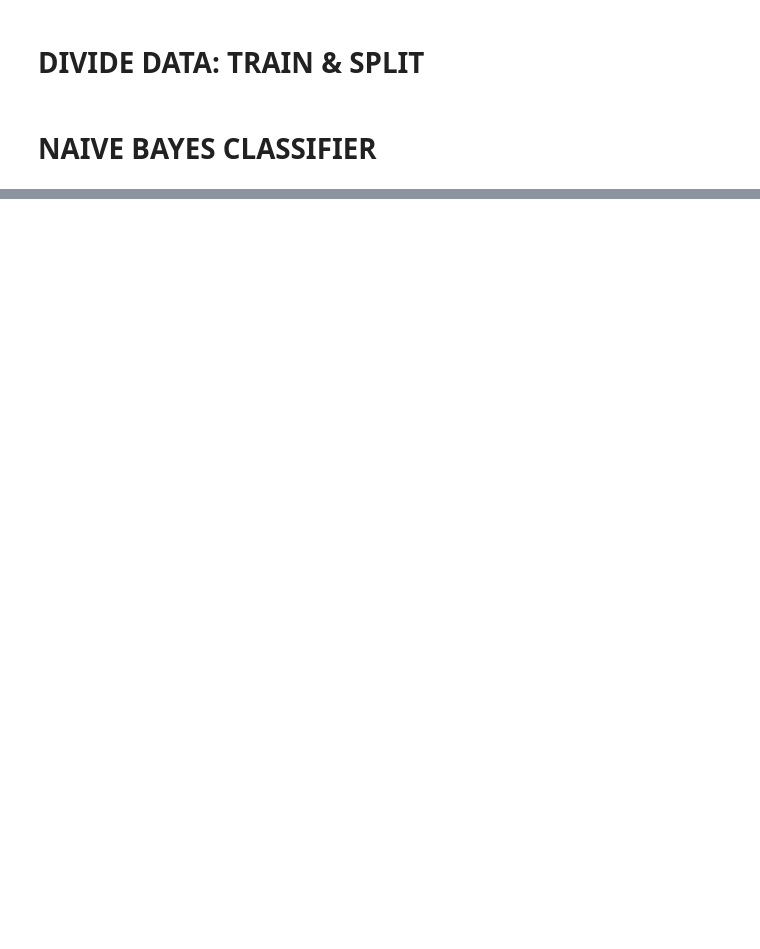
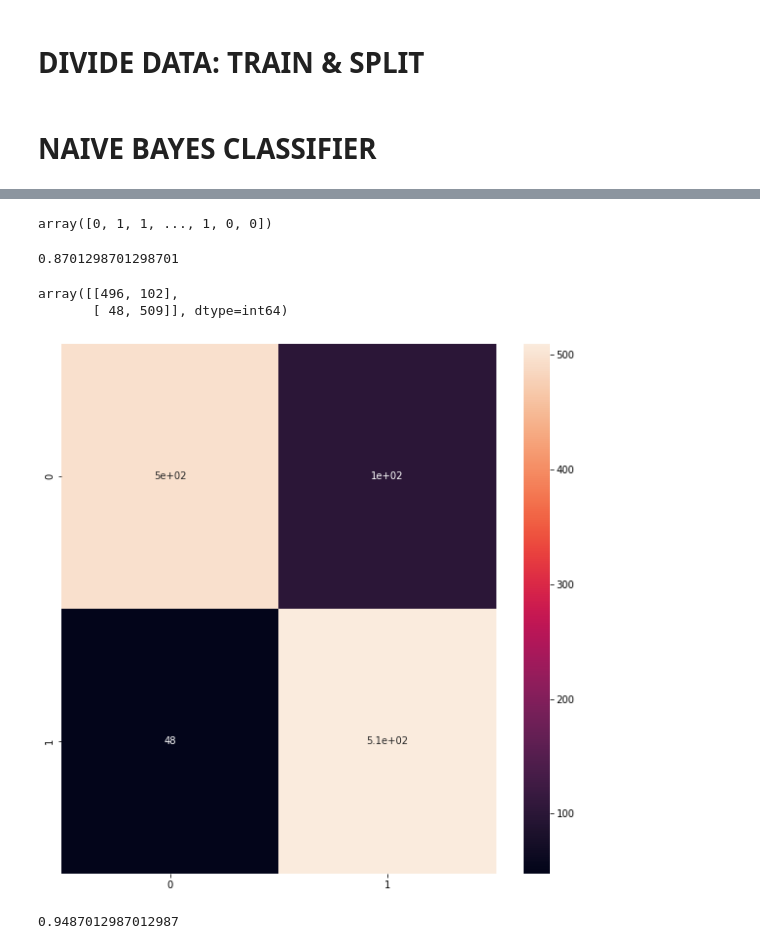
Before and after one commit to KoroNiko/analytics_assignment_3, a Jupyter notebook: nlpfinal.ipynb, the cells around one changed output, grey strips where cells are left out. Drawn from its saved outputs; the diff is of its cells as text; code cells hidden in the pictures; blank space fills up the shorter version.

```diff
--- a/nlpfinal.ipynb
+++ b/nlpfinal.ipynb
@@ -27,5 +28,5 @@ def create_dataset(dataframe1, dataframe2):
 
     return final_df
 # %%
-final_df = create_dataset(r"/kaggle/input/dataframes/dataset1.csv", r"/kaggle/input/dataframes/df1.csv")
+final_df = create_dataset(r"data\dataset1.csv", r"data\df1.csv")
 print(final_df.shape)
@@ -160,19 +267,32 @@ clfNB.fit(vectors , y_train)
 pred = clfNB.predict(vectors_test)
 # %%
 pred
+# %% [output]
+array([0, 1, 1, ..., 1, 0, 0])
 # %%
 clfNB.score(vectors_test , y_test)
+# %% [output]
+0.8701298701298701
 # %%
 mat = metrics.confusion_matrix (y_test , pred )
 # %%
 mat
+# %% [output]
+array([[496, 102],
+       [ 48, 509]], dtype=int64)
 # %%
+import seaborn as sns
+
 df_cm = pd.DataFrame( mat)
 plt.figure(figsize =(10 ,10) )
-sn.heatmap(df_cm, annot = True)
+sns.heatmap(df_cm, annot = True)
 plt.show ()
+# %% [output]
+[figure, added]
 # %%
 clfNB.score(vectors, y_train)
+# %% [output]
+0.9487012987012987
 # %%
 from sklearn.metrics import classification_report
 print(classification_report(y_test, pred))
```
Also changed, not shown: parts of 18 cells of this notebook, 3 other files.
